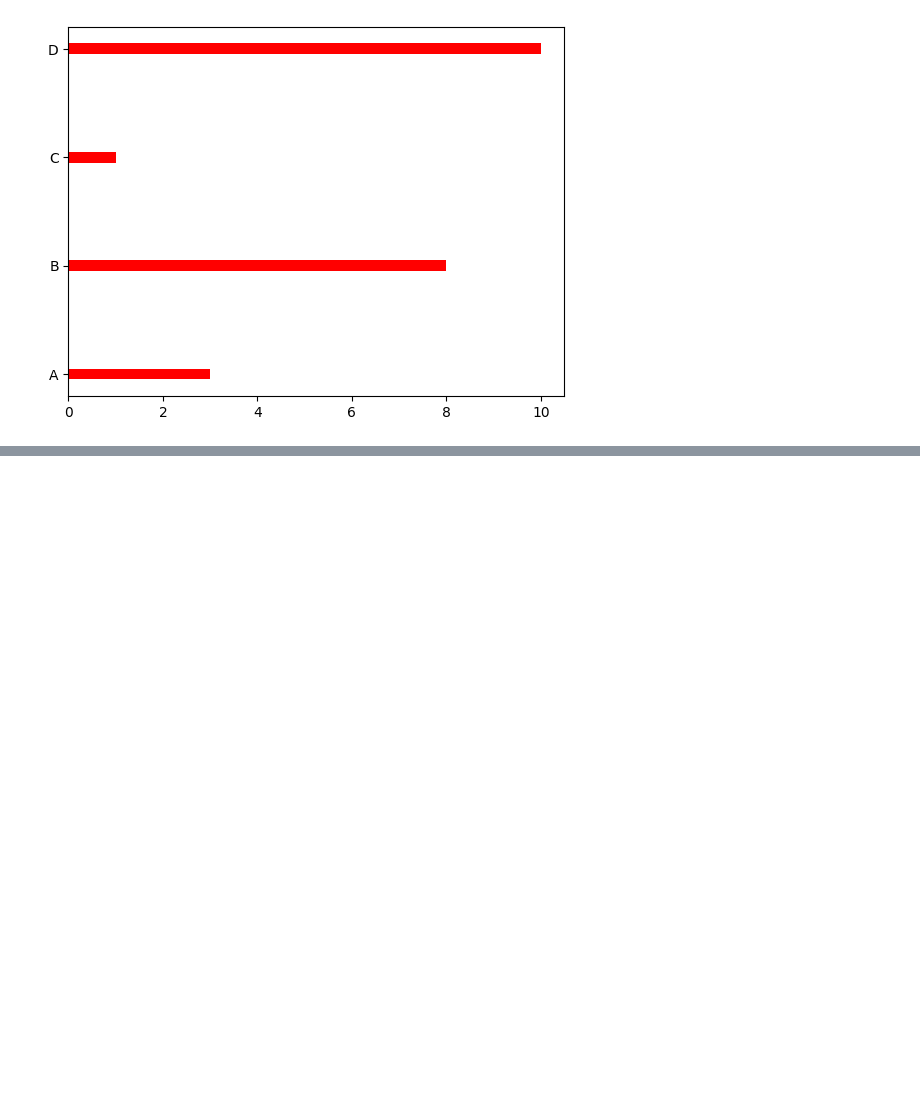
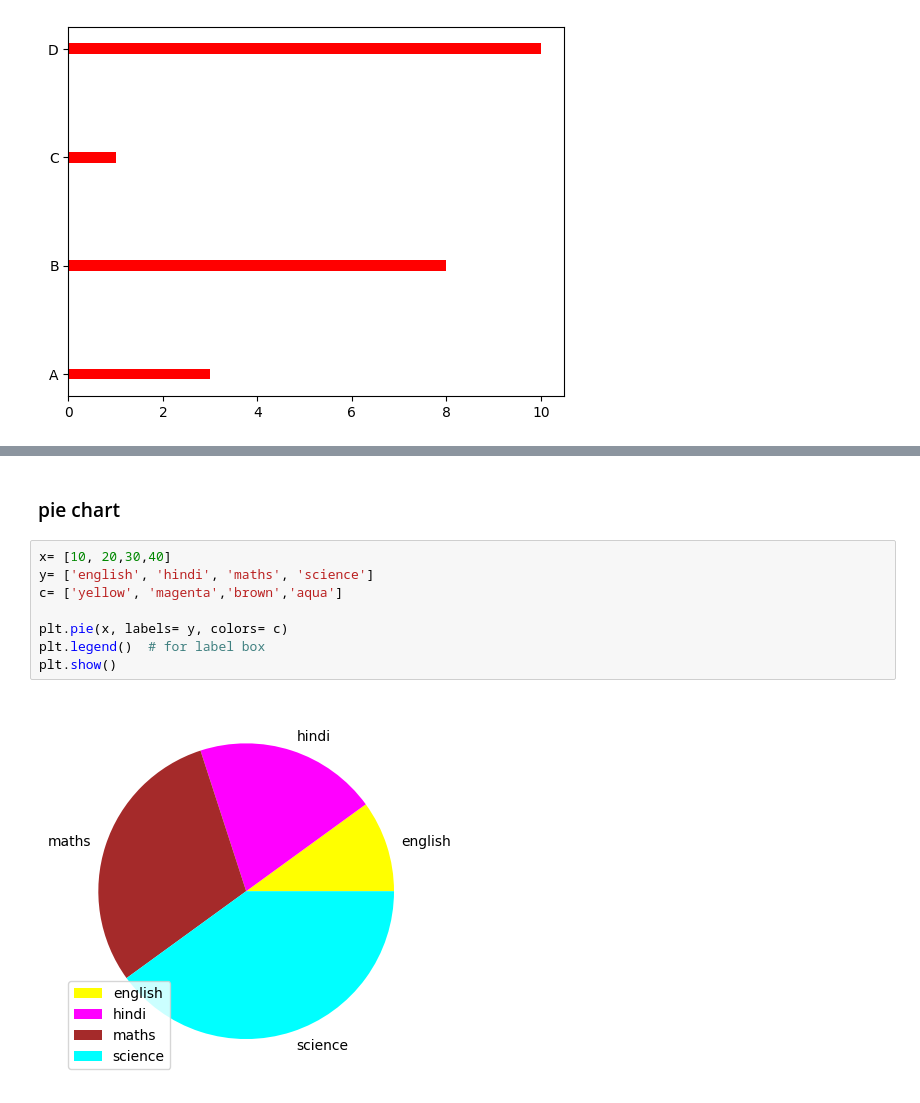
Before and after one commit to KKaranSinghh/Python-Youtube, a Jupyter notebook: I scale youtube/Day- 16-17 Matplotlib.ipynb, the cells around one changed output, grey strips where cells are left out. Drawn from its saved outputs; the diff is of its cells as text; blank space fills up the shorter version.

```diff
--- a/I scale youtube/Day- 16-17 Matplotlib.ipynb
+++ b/I scale youtube/Day- 16-17 Matplotlib.ipynb
@@ -85,0 +130,12 @@ plt.show()
+# %% [markdown]
+### pie chart
+# %%
+x= [10, 20,30,40]
+y= ['english', 'hindi', 'maths', 'science']
+c= ['yellow', 'magenta','brown','aqua']
+
+plt.pie(x, labels= y, colors= c)
+plt.legend()  # for label box
+plt.show()
+# %% [output]
+[figure, added]
```
Also changed, not shown: parts of 6 cells of this notebook, 1 other file.
